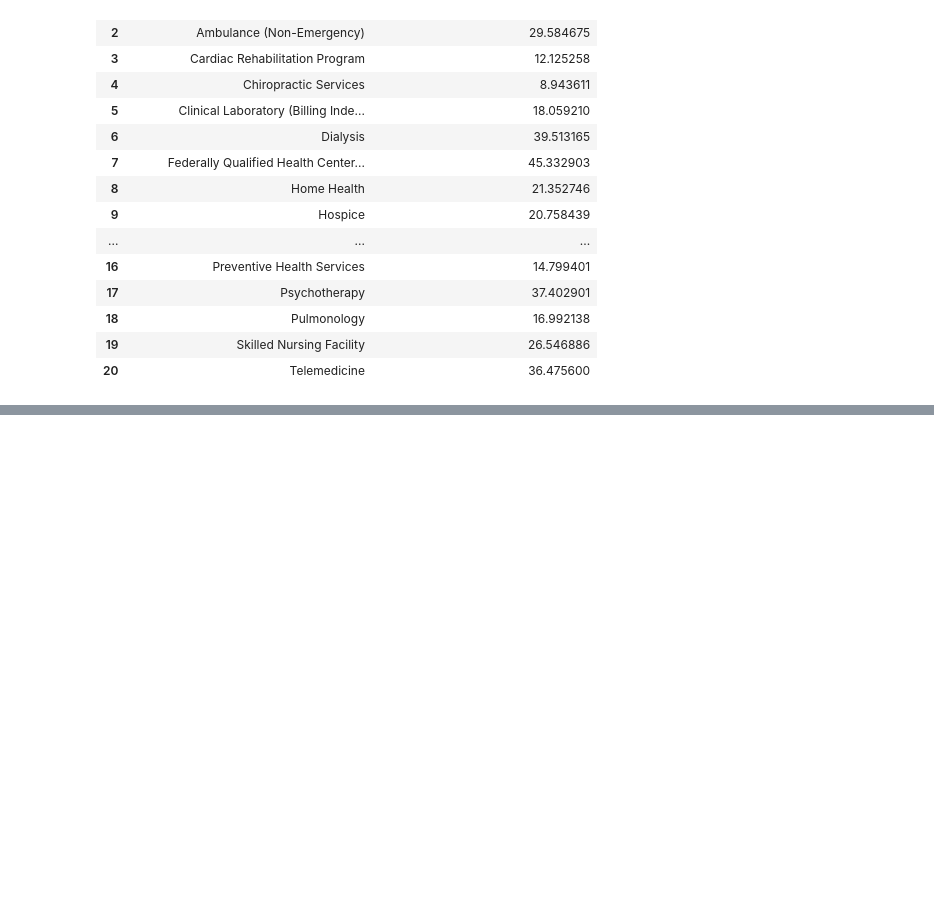
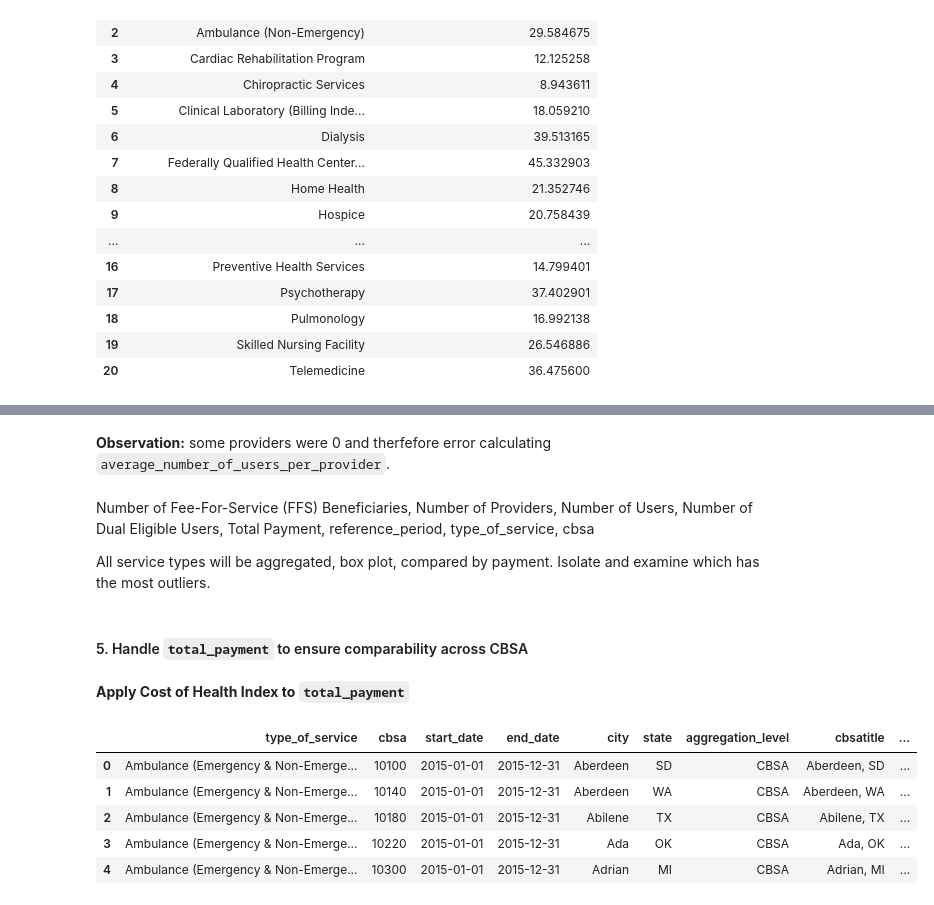
Before and after one commit to renaqd/team7-ADS502, a Jupyter notebook: team7-Final.ipynb, the cells around one changed output, grey strips where cells are left out. Cells and saved outputs as stored; diff of their text form; code cells hidden in the pictures; blank space fills up the shorter version.

Commit message:
Handled target column

```diff
--- a/team7-Final.ipynb
+++ b/team7-Final.ipynb
@@ -93,7 +108,7 @@ cbsa = cbsa.replace('\$', '', regex=True)
 cbsa = cbsa[cbsa['cbsa'] != '--ALL--']
 # %%
 # split reference period to start and end dates
-cbsa[['start_date', 'end_date']] = cbsa['reference_period'].str.split(' to ', expand=True)
-cbsa.insert(0, 'end_date', cbsa.pop('end_date'))
-cbsa.insert(0, 'start_date', cbsa.pop('start_date'))
-cbsa.drop(["reference_period"], axis = 1, inplace= True)
+cbsa[['city', 'state']] = cbsa['cbsatitle'].str.split(', ', expand=True)
+cbsa.insert(0, 'state', cbsa.pop('state'))
+cbsa.insert(0, 'city', cbsa.pop('city'))
+# cbsa.drop(["cbsatitle"], axis = 1, inplace= True)
@@ -320,0 +405,10 @@ cbsa.to_csv('cbsa_providerv5.csv', index=False)
+# %% [markdown]
+**Observation:** some providers were 0 and therfefore error calculating `average_number_of_users_per_provider`.
+# %% [markdown]
+Number of Fee-For-Service (FFS) Beneficiaries, Number of Providers, Number of Users, Number of Dual Eligible Users, Total Payment, reference_period, type_of_service, cbsa
+
+All service types will be aggregated, box plot, compared by payment. Isolate and examine which has the most outliers.
+# %% [markdown]
+#### 5. Handle `total_payment` to ensure  comparability across CBSA
+# %% [markdown]
+**Apply Cost of Health Index to `total_payment`**
@@ -320,0 +521,12 @@ cbsa.to_csv('cbsa_providerv5.csv', index=False)
+# %%
+# use dictionary to map states to their cost of health index
+cbsa['cost_of_health_index'] = cbsa['state'].map(cost_index)
+cbsa['total_payment_adjusted'] = cbsa['total_payment']*cbsa['cost_of_health_index']
+cbsa.head()
+# %% [output]
+|  | type_of_service | cbsa | start_date | end_date | city | state | aggregation_level | cbsatitle | ... |
+| 0 | Ambulance (Emergency & Non-Emerge... | 10100 | 2015-01-01 | 2015-12-31 | Aberdeen | SD | CBSA | Aberdeen, SD | ... |
+| 1 | Ambulance (Emergency & Non-Emerge... | 10140 | 2015-01-01 | 2015-12-31 | Aberdeen | WA | CBSA | Aberdeen, WA | ... |
+| 2 | Ambulance (Emergency & Non-Emerge... | 10180 | 2015-01-01 | 2015-12-31 | Abilene | TX | CBSA | Abilene, TX | ... |
+| 3 | Ambulance (Emergency & Non-Emerge... | 10220 | 2015-01-01 | 2015-12-31 | Ada | OK | CBSA | Ada, OK | ... |
+| 4 | Ambulance (Emergency & Non-Emerge... | 10300 | 2015-01-01 | 2015-12-31 | Adrian | MI | CBSA | Adrian, MI | ... |
```
Also changed, not shown: parts of 38 cells of this notebook.
